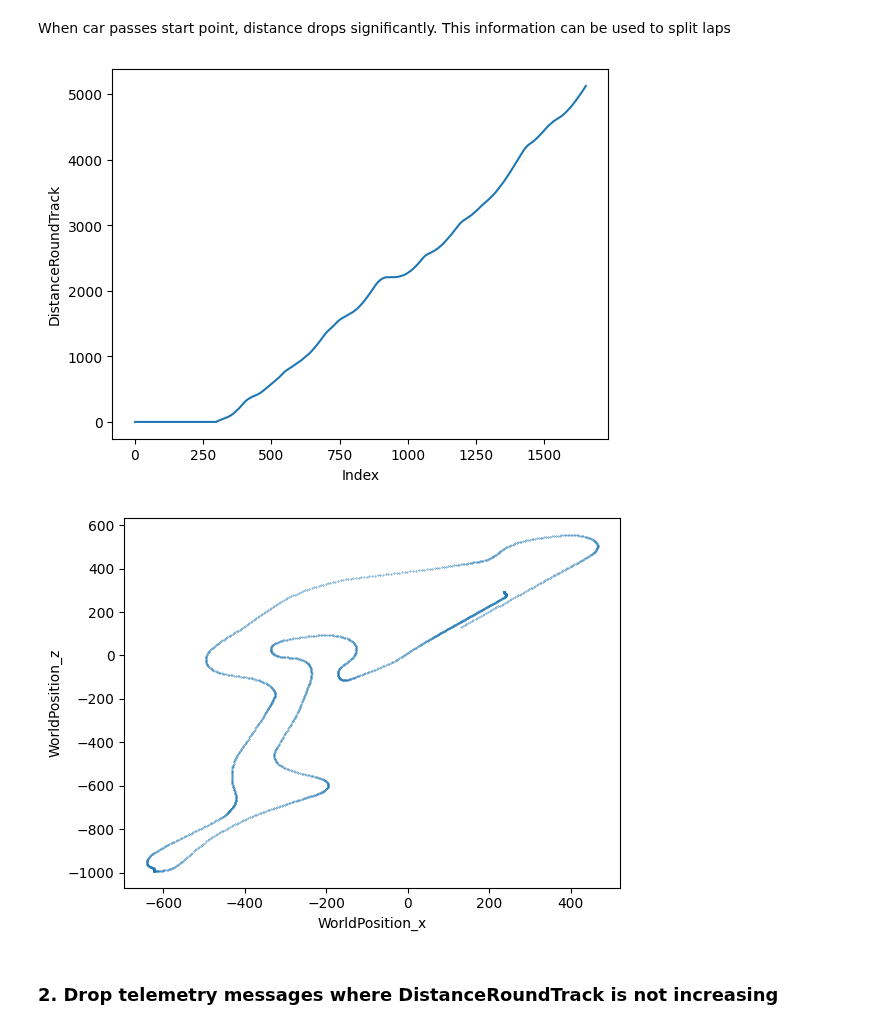
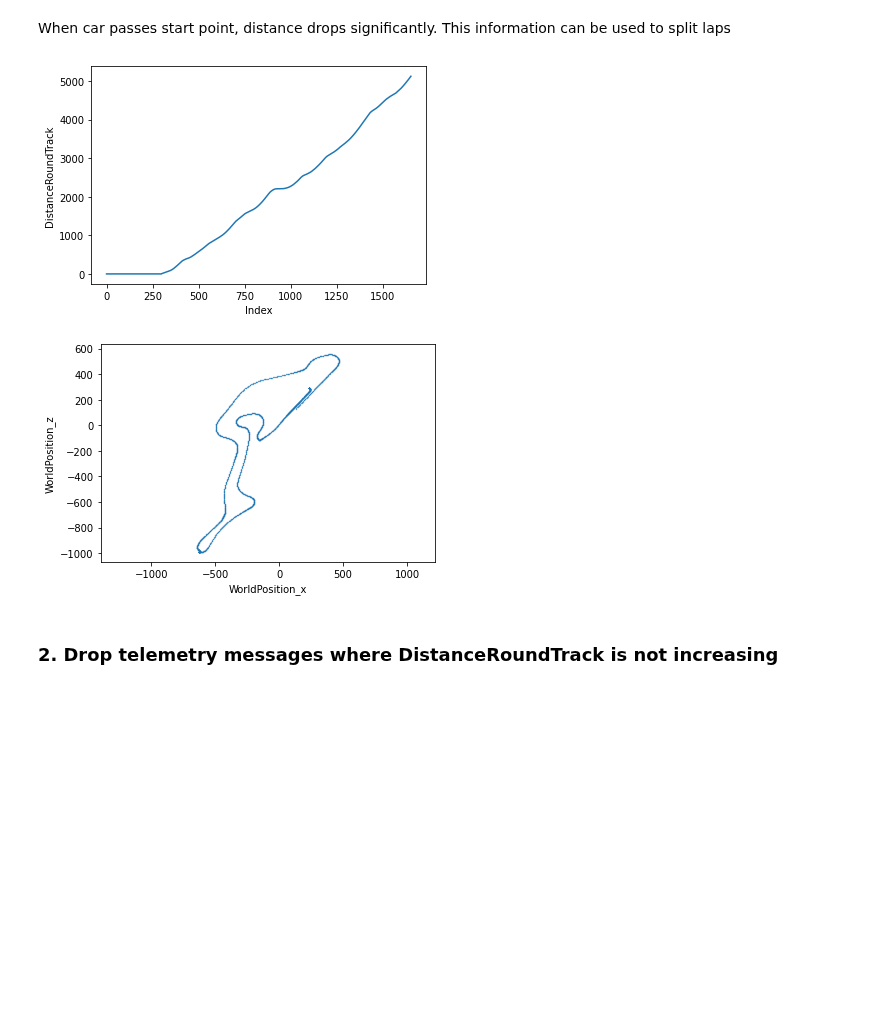
Before and after one commit to b4mad/racing, a Jupyter notebook: notebooks/track_sections_from_coordinates.ipynb, the cells around one changed output. Saved outputs shown, nothing was run; the diff lists cells and outputs as text; code cells hidden in the pictures; blank space fills up the shorter version.

```diff
--- a/notebooks/track_sections_from_coordinates.ipynb
+++ b/notebooks/track_sections_from_coordinates.ipynb
@@ -209,33 +211,19 @@ plt.show()
 # %% [markdown]
 When car passes start point, distance drops significantly. This information can be used to split laps
 # %%
-threshold = 100
-
-laps = []
-prev_idx = 0
-for idx in range(1, distances.shape[0]):
-    passed_start = distances[idx] - distances[idx-1] < -threshold
-    last_point = (idx == distances.shape[0]-1)
-    if passed_start or last_point:
-        lap_distances = distances[prev_idx:idx]
-        lap_points = points[prev_idx:idx]
-        lap = {'distances': lap_distances,
-               'points': lap_points}
-        laps.append(lap)
-        prev_idx = idx
-
-plt.figure()
-plt.plot(laps[0]['distances'])
-plt.xlabel('Index')
-plt.ylabel('DistanceRoundTrack')
-
-plt.figure()
-x = laps[0]['points'][:,0]
-y = laps[0]['points'][:,1]
-plt.scatter(x, y, s=0.1)
-plt.xlabel('WorldPosition_x')
-plt.ylabel('WorldPosition_z')
-plt.show()
+# This function split data for multiple laps
+def split_laps(distances, points, threshold=100):
+    laps = []
+    prev_idx = 0
+    for idx in range(1, distances.shape[0]):
+        # If DistanceRoundTrack dropped significantly, this is a new lap
+        passed_start = distances[idx] - distances[idx-1] < -threshold
+        last_point = (idx == distances.shape[0]-1)
+        if passed_start or last_point:
+            lap_distances = distances[prev_idx:idx]
+            lap_points = points[prev_idx:idx]
+            lap = {'distances': lap_distances,
+                   'points': lap_points}
+            laps.append(lap)
+            prev_idx = idx
+    return laps
-# %% [output]
-[figure, removed]
-[figure, removed]
@@ -242,3 +253,23 @@ plt.show()
+# %%
+distances = tracks['track_1']['laps'][0]['distances']
+points = tracks['track_1']['laps'][0]['points']
+
+plt.figure()
+plt.plot(distances)
+plt.xlabel('Index')
+plt.ylabel('DistanceRoundTrack')
+
+plt.figure()
+x = points[:,0]
+y = points[:,1]
+plt.scatter(x, y, s=0.1)
+plt.gca().set_aspect('equal', 'datalim')
+plt.xlabel('WorldPosition_x')
+plt.ylabel('WorldPosition_z')
+plt.show()
+# %% [output]
+[figure, added]
+[figure, added]
 # %% [markdown]
 ### 2. Drop telemetry messages where DistanceRoundTrack is not increasing
 # %% [markdown]
```
Also changed, not shown: parts of 23 cells of this notebook.
